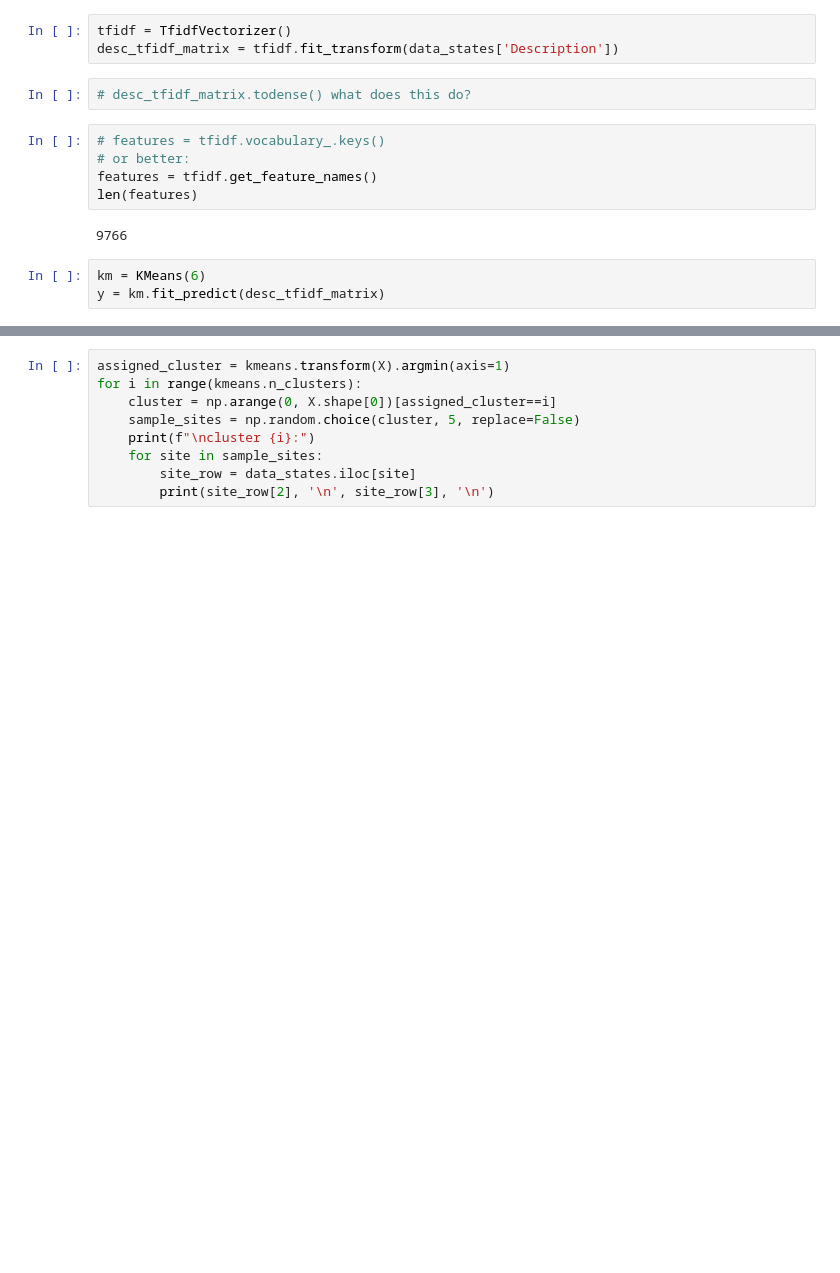
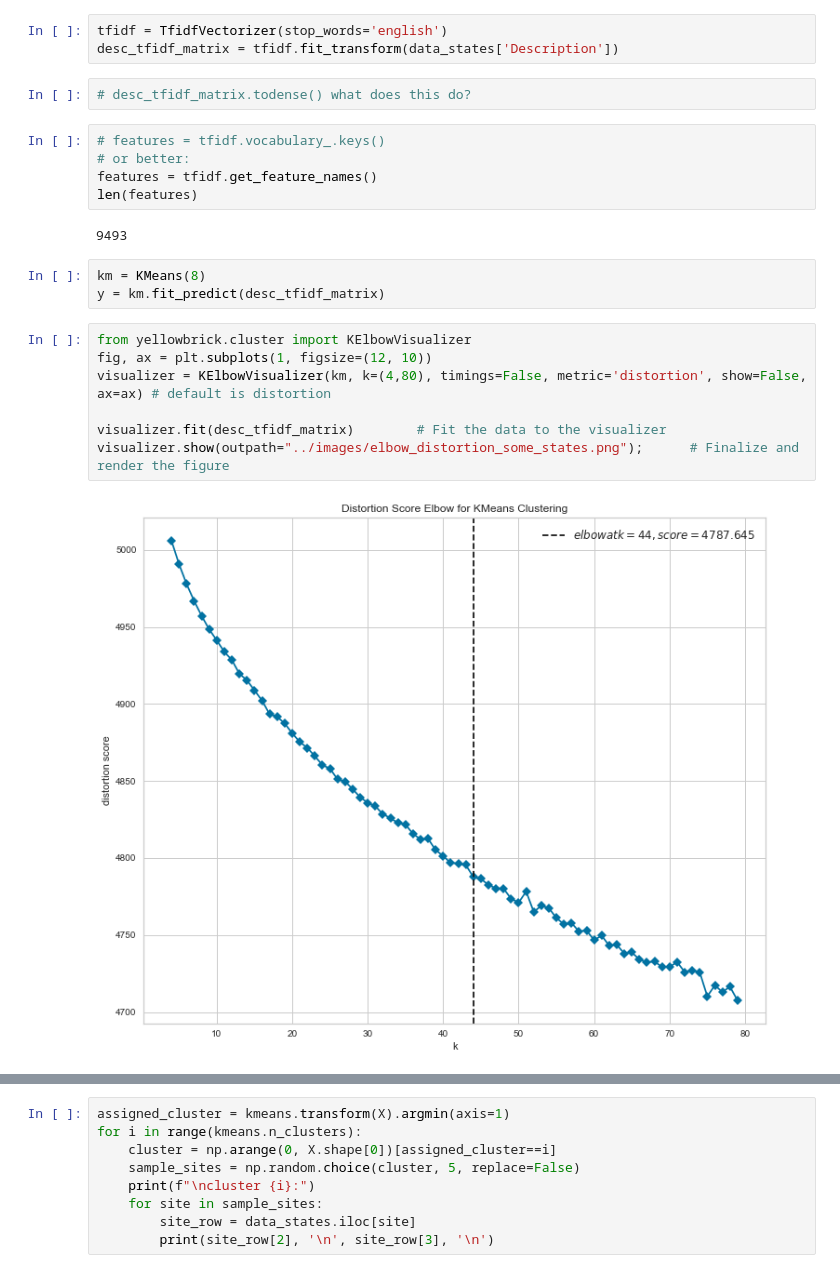
Before and after one commit to paultanger/CampsitePredict, a Jupyter notebook: notebooks/NLP_of_descriptions.ipynb, the cells around one changed output, grey strips where cells are left out. Cells and saved outputs as stored; diff of their text form; blank space fills up the shorter version.

Commit message:
add imgs fix get images data (missed some cats)

```diff
--- a/notebooks/NLP_of_descriptions.ipynb
+++ b/notebooks/NLP_of_descriptions.ipynb
@@ -94,7 +97,7 @@ memory usage: 1.8+ MB
 # %%
 descriptions = data_states['Description']
 # %%
-tfidf = TfidfVectorizer()
+tfidf = TfidfVectorizer(stop_words='english')
 desc_tfidf_matrix = tfidf.fit_transform(data_states['Description'])
 # %%
 # desc_tfidf_matrix.todense() what does this do?
@@ -104,7 +107,16 @@ desc_tfidf_matrix = tfidf.fit_transform(data_states['Description'])
 features = tfidf.get_feature_names()
 len(features)
 # %% [output]
-9766
+9493
 # %%
-km = KMeans(6)
+km = KMeans(8)
 y = km.fit_predict(desc_tfidf_matrix)
+# %%
+from yellowbrick.cluster import KElbowVisualizer
+fig, ax = plt.subplots(1, figsize=(12, 10))
+visualizer = KElbowVisualizer(km, k=(4,80), timings=False, metric='distortion', show=False, ax=ax) # default is distortion
+
+visualizer.fit(desc_tfidf_matrix)        # Fit the data to the visualizer
+visualizer.show(outpath="../images/elbow_distortion_some_states.png");      # Finalize and render the figure
+# %% [output]
+[figure, added]
```
Also changed, not shown: parts of 27 cells of this notebook, 18 other files.
